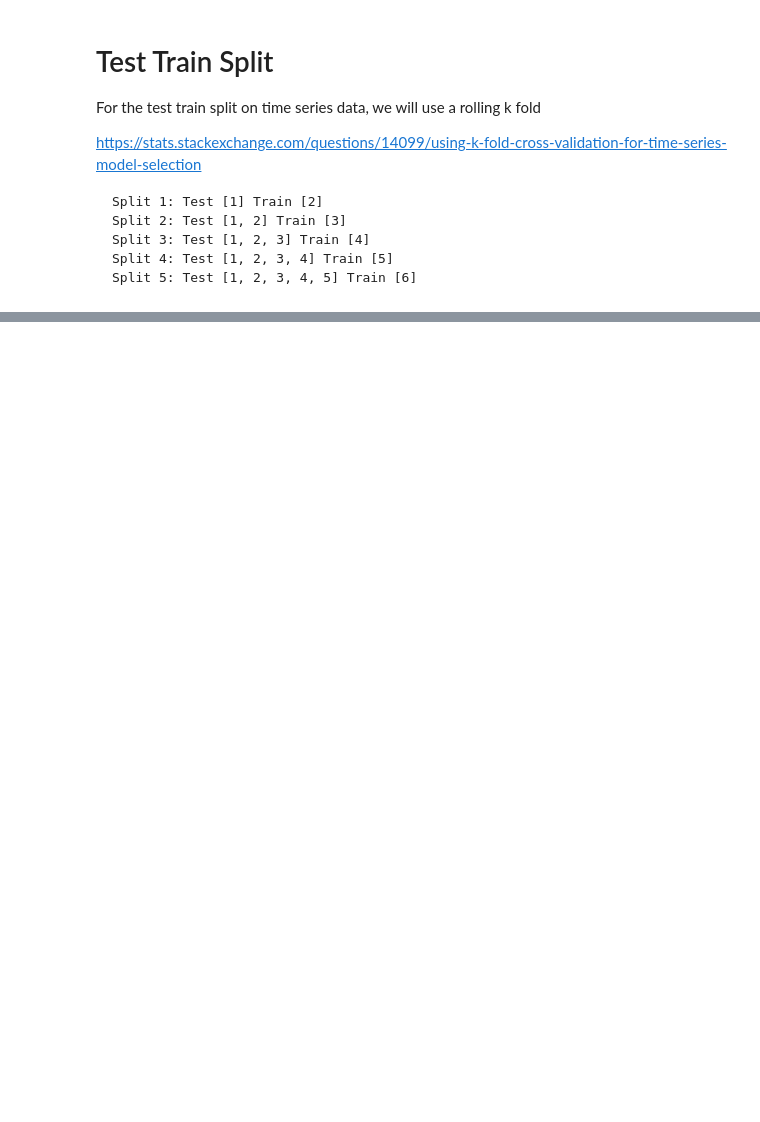
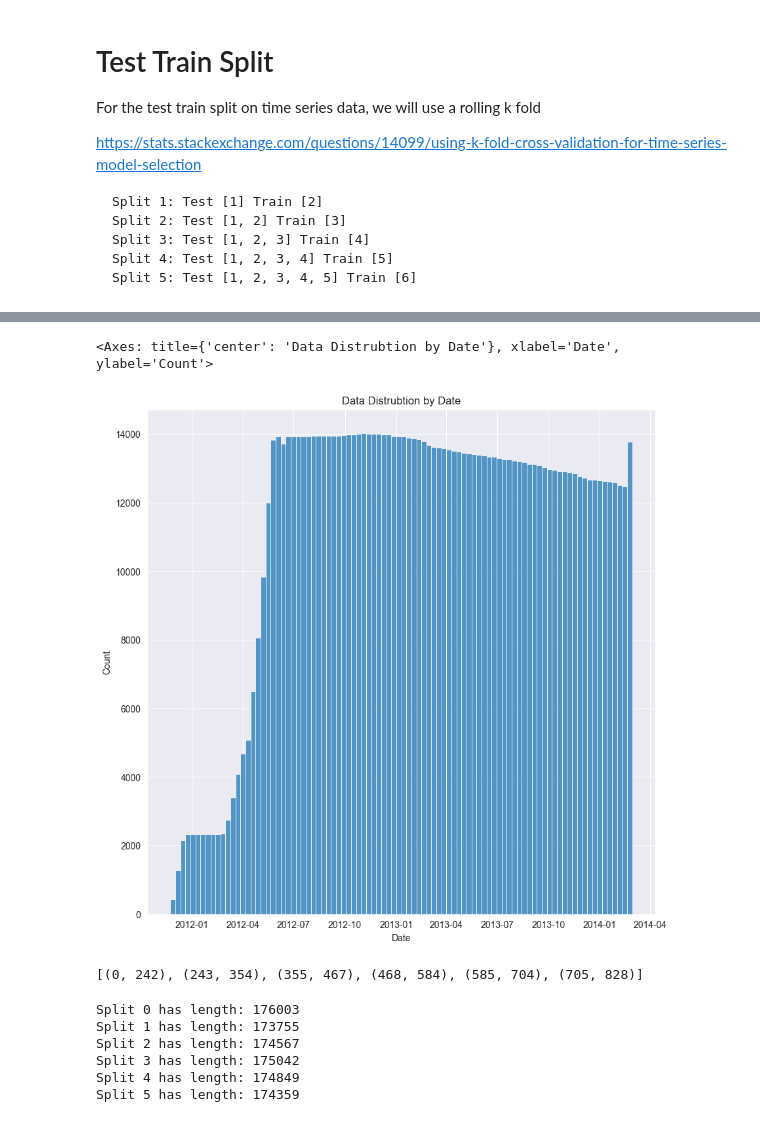
Before and after one commit to danny-ven/csc5610_london_energy, a Jupyter notebook: jupyter_notebooks/TestTrainSplit.ipynb, the cells around one changed output, grey strips where cells are left out. Saved outputs shown, nothing was run; the diff lists cells and outputs as text; code cells hidden in the pictures; blank space fills up the shorter version.

Commit message:
Rerun TestTrainSplits using the cleaned data and save the splits in the feather format.

```diff
--- a/jupyter_notebooks/TestTrainSplit.ipynb
+++ b/jupyter_notebooks/TestTrainSplit.ipynb
@@ -5,0 +8,3 @@ warnings.filterwarnings("ignore")
+# %%
+AllData_df = pd.read_feather("../data/clean/CleanedData.feather")
+AllData_df
@@ -57,8 +73,8 @@ Split 5: Test [1, 2, 3, 4, 5] Train [6]
 # %%
 import numpy as np
 
-first_date = merged_df["Date"].min()
-merged_df['DateIndex'] = merged_df["Date"].apply(lambda x: (x- first_date).days).astype(int)
-merged_df = merged_df.reindex(np.arange(len(merged_df.index)))
-merged_df = merged_df.sort_values("DateIndex")
-merged_df.head()
+first_date = AllData_df["Date"].min()
+AllData_df['DateIndex'] = AllData_df["Date"].apply(lambda x: (x- first_date).days).astype(int)
+AllData_df = AllData_df.reindex(np.arange(len(AllData_df.index)))
+AllData_df = AllData_df.sort_values("DateIndex")
+AllData_df.head()
@@ -65,15 +88,18 @@ merged_df.head()
 # %%
 import seaborn as sns
 import matplotlib.pyplot as plt
 plt.figure(figsize=(10,10))
 plt.title("Data Distrubtion by Date")
-sns.histplot(merged_df["Date"], bins=92)
+sns.histplot(AllData_df["Date"], bins=92)
+# %% [output]
+<Axes: title={'center': 'Data Distrubtion by Date'}, xlabel='Date', ylabel='Count'>
+[figure, added]
 # %%
 # Split Data into 6 even segments.
 SPLIT_COUNT = 6
 
 splits = []
-date_indexes = merged_df["DateIndex"]
+date_indexes = AllData_df["DateIndex"]
 data_length = len(date_indexes)
 for i in range(SPLIT_COUNT):
     split = date_indexes[int(i * data_length / SPLIT_COUNT):int((i+1) * data_length / SPLIT_COUNT)]
@@ -83,11 +109,20 @@ for i in range(SPLIT_COUNT):
             splits[i] = (splits[i][0] + 1, splits[i][1])
 
 splits
+# %% [output]
+[(0, 242), (243, 354), (355, 467), (468, 584), (585, 704), (705, 828)]
 # %%
-merged_df["split"] = -1
+AllData_df["split"] = -1
 for i, split in enumerate(splits):
-    print(f"Split {i} has length: {len(merged_df[(merged_df['DateIndex'] >= split[0]) & (merged_df['DateIndex'] <= split[1])].index )}")
-    merged_df.loc[(merged_df["DateIndex"] >= split[0]) & (merged_df["DateIndex"] <= split[1]), "split"] = i
+    print(f"Split {i} has length: {len(AllData_df[(AllData_df['DateIndex'] >= split[0]) & (AllData_df['DateIndex'] <= split[1])].index )}")
+    AllData_df.loc[(AllData_df["DateIndex"] >= split[0]) & (AllData_df["DateIndex"] <= split[1]), "split"] = i
+# %% [output]
+Split 0 has length: 176003
+Split 1 has length: 173755
+Split 2 has length: 174567
+Split 3 has length: 175042
+Split 4 has length: 174849
+Split 5 has length: 174359
 # %%
 plt.figure(figsize=(10,10))
 plt.title("6 Folds for Test Train Split")
```
Also changed, not shown: parts of 10 cells of this notebook.
